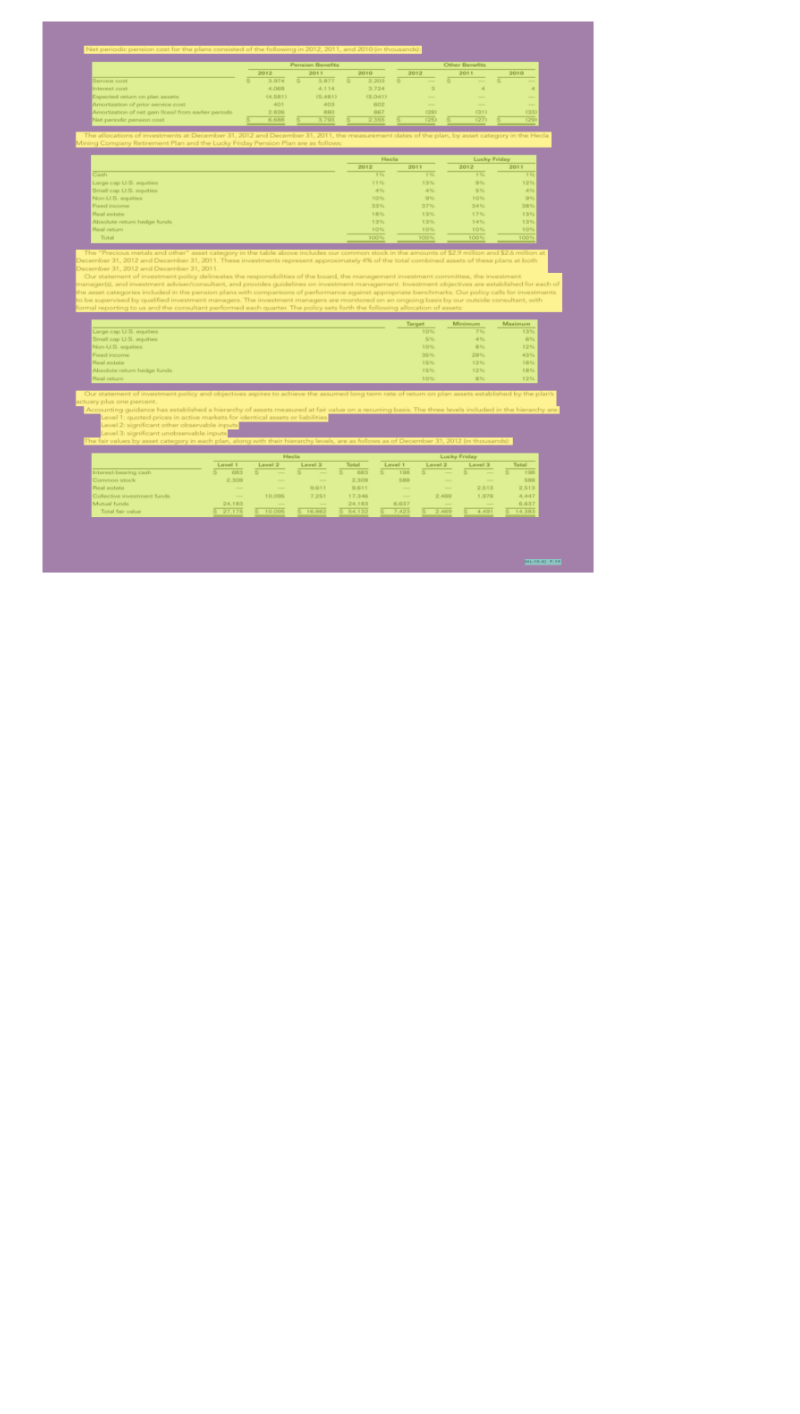
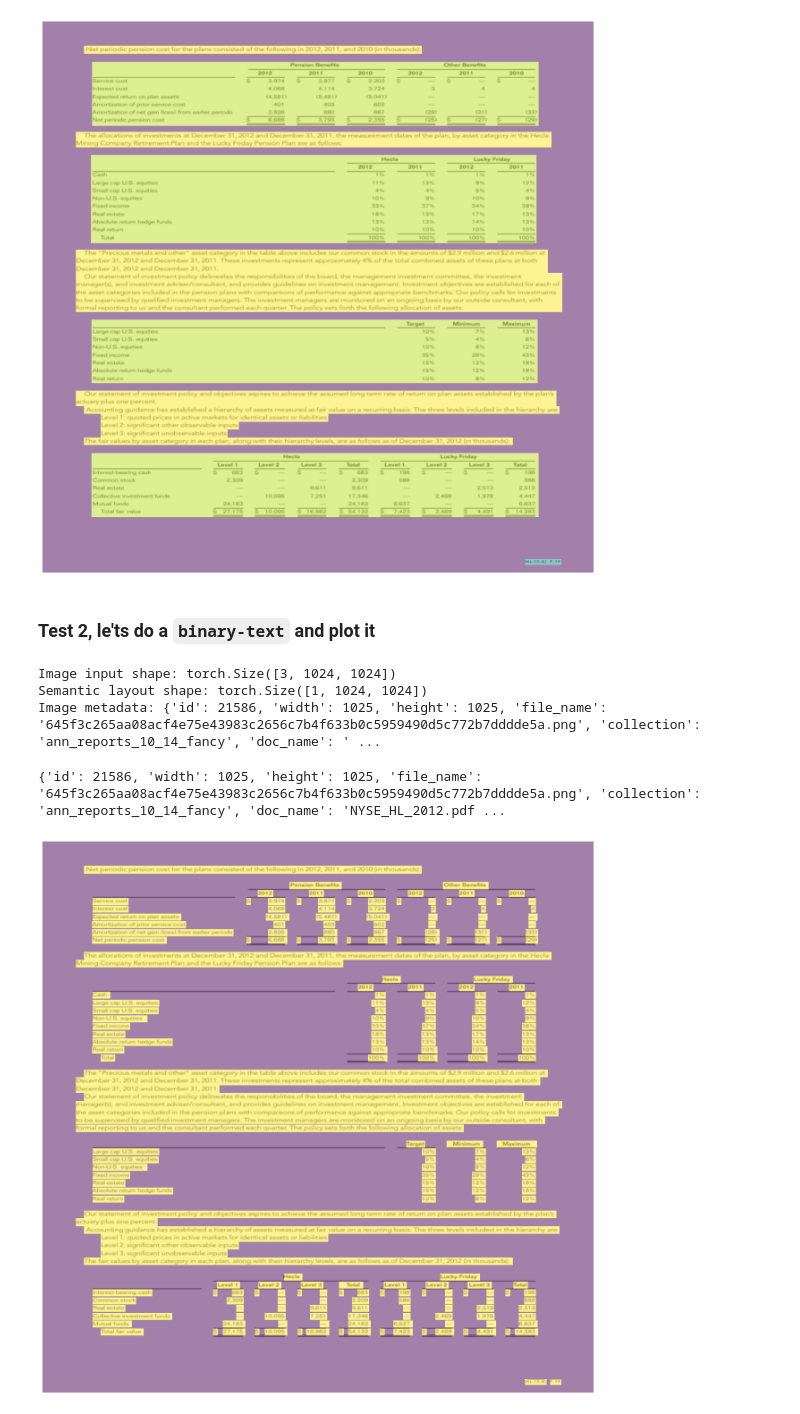
Before and after one commit to juanpajedrez/AAI-590-OCR-Master, a Jupyter notebook: notebooks/DocLayNet_TextDetectDataset.ipynb, the cells around one changed output. Saved outputs shown, nothing was run; the diff lists cells and outputs as text; code cells hidden in the pictures; blank space fills up the shorter version.

```diff
--- a/notebooks/DocLayNet_TextDetectDataset.ipynb
+++ b/notebooks/DocLayNet_TextDetectDataset.ipynb
@@ -116,7 +116,10 @@ class TextDetectionDataset(Dataset):
         '''
 
         # Let's instantiate the mask
-        semantic_mask = torch.zeros((1, self.new_height, self.new_width), dtype = torch.float32)
+        if self.mask_type == "semantic-layout":
+            mask = torch.zeros((self.new_height, self.new_width), dtype = torch.long)
+        else:
+            mask = torch.zeros((1, self.new_height, self.new_width), dtype = torch.float32)
 
         # Let's get the image path directly to the PNG folder
         img_path = self.subset_data_path / "PNG" / img_name
@@ -156,12 +159,12 @@ class TextDetectionDataset(Dataset):
             if self.mask_type == "semantic-layout":
                 # Let's get the supercategory id, i.e: Caption, Footnote, etc.
                 cat_id = ann["category_id"]
-                semantic_mask[0, ymin:ymax+1, xmin:xmax+1] = cat_id
+                mask[ymin:ymax+1, xmin:xmax+1] = cat_id
             else:
-                semantic_mask[0, ymin:ymax+1, xmin:xmax+1] = 1.0
+                mask[0, ymin:ymax+1, xmin:xmax+1] = 1.0
 
         # Bug fix 1: return was inside the for loop — moved outside so all annotations are drawn
-        return tensor_image, semantic_mask
+        return tensor_image, mask
 
     def __len__(self):
         '''
@@ -230,3 +242,36 @@ plt.show()
 # %% [output]
 {'id': 21586, 'width': 1025, 'height': 1025, 'file_name': '645f3c265aa08acf4e75e43983c2656c7b4f633b0c5959490d5c772b7dddde5a.png', 'collection': 'ann_reports_10_14_fancy', 'doc_name': 'NYSE_HL_2012.pdf ...
 [figure]
+# %% [markdown]
+### Test 2, le'ts do a `binary-text` and plot it
+# %%
+text_detection_dataset = TextDetectionDataset(data_path = data_path_local,
+                split_analyze = "train",
+                dataset_name = dataset_name_local,
+                mask_type = "binary-text",
+                new_height = 1024,
+                new_width = 1024,
+                transform=None)
+# %%
+test_img, test_mask, test_img_metadata = text_detection_dataset[3]
+print(f"Image input shape: {test_img.shape}")
+print(f"Semantic layout shape: {test_mask.shape}")
+print(f"Image metadata: {test_img_metadata}")
+# %% [output]
+Image input shape: torch.Size([3, 1024, 1024])
+Semantic layout shape: torch.Size([1, 1024, 1024])
+Image metadata: {'id': 21586, 'width': 1025, 'height': 1025, 'file_name': '645f3c265aa08acf4e75e43983c2656c7b4f633b0c5959490d5c772b7dddde5a.png', 'collection': 'ann_reports_10_14_fancy', 'doc_name': ' ...
+# %%
+import matplotlib.pyplot as plt
+print(test_img_metadata)
+img = test_img.permute(1, 2, 0).cpu()
+mask = test_mask.permute(1, 2, 0).cpu()
+
+plt.figure(figsize=(16, 16))
+plt.imshow(img)
+plt.imshow(mask, alpha=0.5,)  # alpha controls transparency
+plt.axis("off")
+plt.show()
+# %% [output]
+{'id': 21586, 'width': 1025, 'height': 1025, 'file_name': '645f3c265aa08acf4e75e43983c2656c7b4f633b0c5959490d5c772b7dddde5a.png', 'collection': 'ann_reports_10_14_fancy', 'doc_name': 'NYSE_HL_2012.pdf ...
+[figure, added]
```
Also changed, not shown: parts of 3 cells of this notebook.
